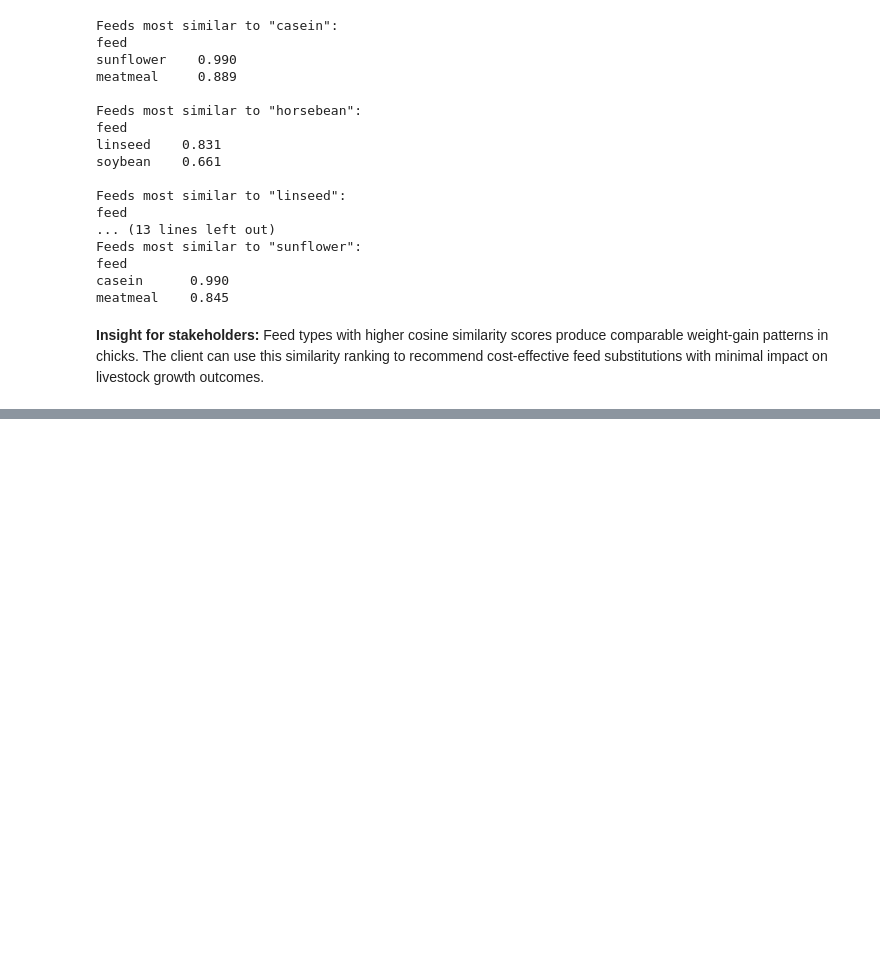
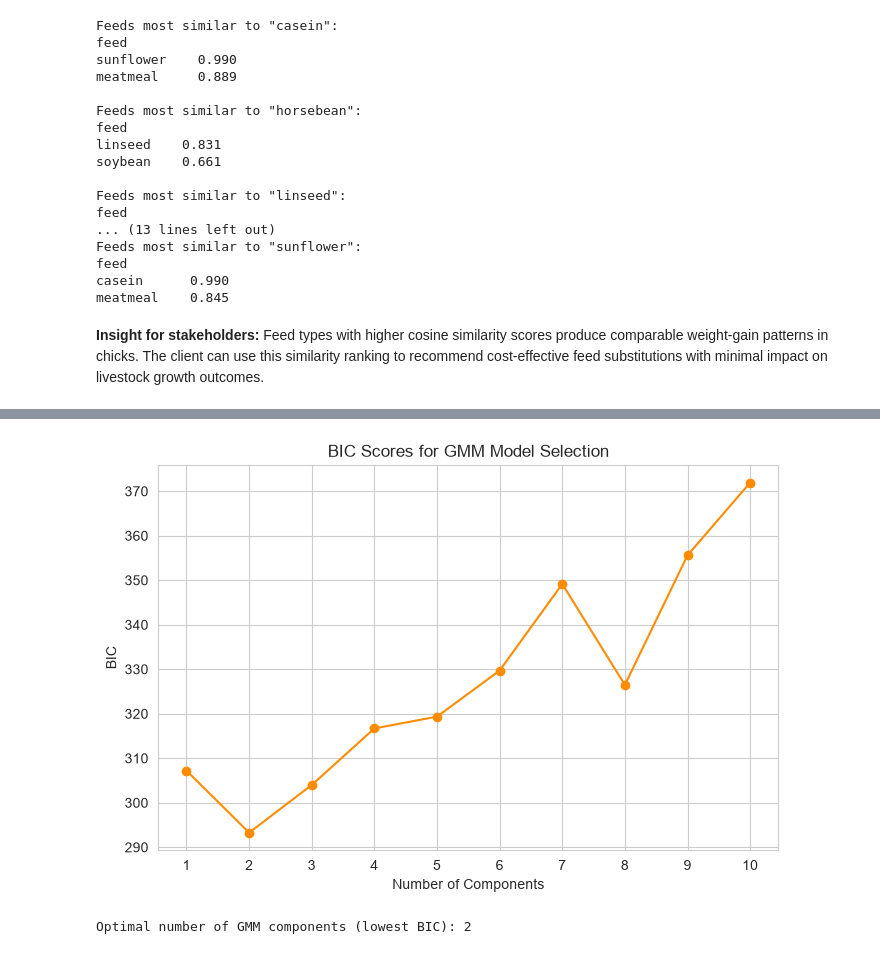
Before and after one commit to Kayce-joy/DataVine-Analytics, a Jupyter notebook: 8.ipynb, the cells around one changed output, grey strips where cells are left out. Cells and saved outputs as stored; diff of their text form; code cells hidden in the pictures; blank space fills up the shorter version.

```diff
--- a/8.ipynb
+++ b/8.ipynb
@@ -489,0 +551,21 @@ meatmeal    0.845
+# %%
+# Use BIC to determine the optimal number of GMM components
+bics = []
+n_range = range(1, 11)
+for n in n_range:
+    gmm = GaussianMixture(n_components=n, random_state=RANDOM_STATE)
+    gmm.fit(X_pca)
+    bics.append(gmm.bic(X_pca))
+
+plt.plot(n_range, bics, marker='o', color='darkorange')
+plt.xlabel('Number of Components')
+plt.ylabel('BIC')
+plt.title('BIC Scores for GMM Model Selection')
+plt.xticks(list(n_range))
+plt.show()
+
+optimal_gmm_n = n_range[int(np.argmin(bics))]
+print(f'Optimal number of GMM components (lowest BIC): {optimal_gmm_n}')
+# %% [output]
+[figure, added]
+Optimal number of GMM components (lowest BIC): 2
```
Also changed, not shown: parts of 14 cells of this notebook.
